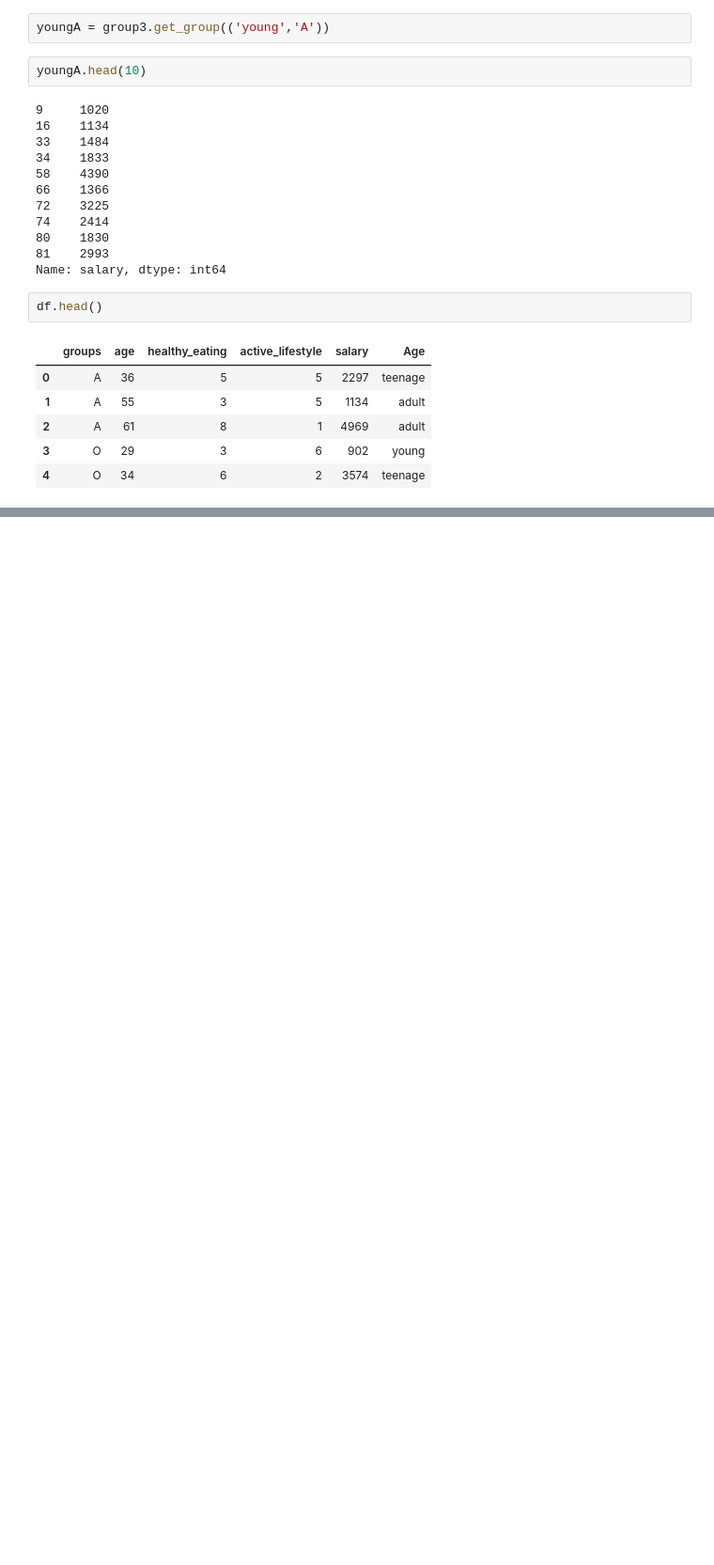
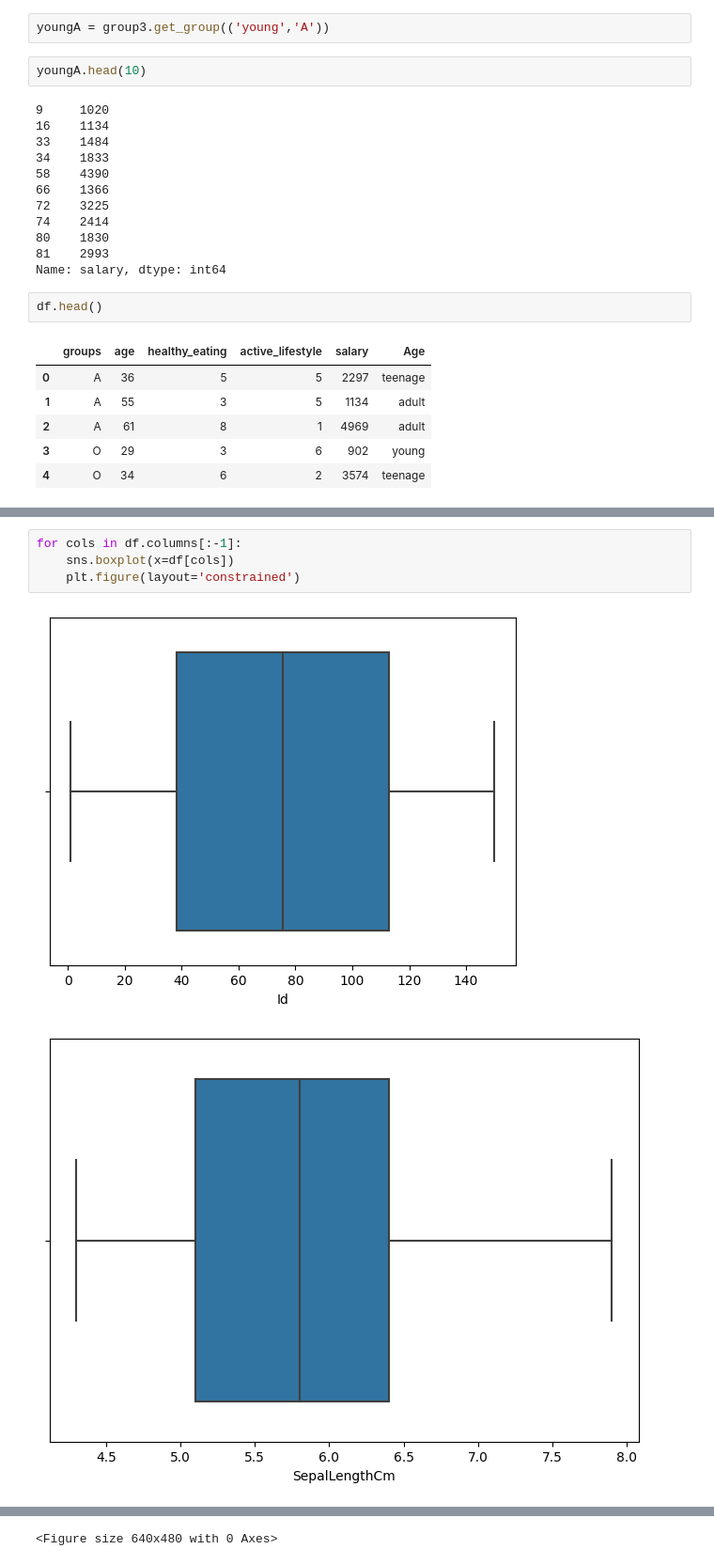
Before and after one commit to pratham-25/SPPU-CE-DSBDAL, a Jupyter notebook: demo.ipynb, the cells around one changed output, grey strips where cells are left out. Shown at 94% size. Saved outputs shown, nothing was run; the diff lists cells and outputs as text; blank space fills up the shorter version.

```diff
--- a/demo.ipynb
+++ b/demo.ipynb
@@ -1041,0 +1109,7 @@ ValueError: The truth value of a Series is ambiguous. Use a.empty, a.bool(), a.i
+# %%
+for cols in df.columns[:-1]:
+    sns.boxplot(x=df[cols])
+    plt.figure(layout='constrained')
+# %% [output]
+[figure, added]
+[figure, added]
@@ -1041,0 +1119 @@ ValueError: The truth value of a Series is ambiguous. Use a.empty, a.bool(), a.i
+<Figure size 640x480 with 0 Axes>
```
Also changed, not shown: parts of 63 cells of this notebook, 2 other files.
